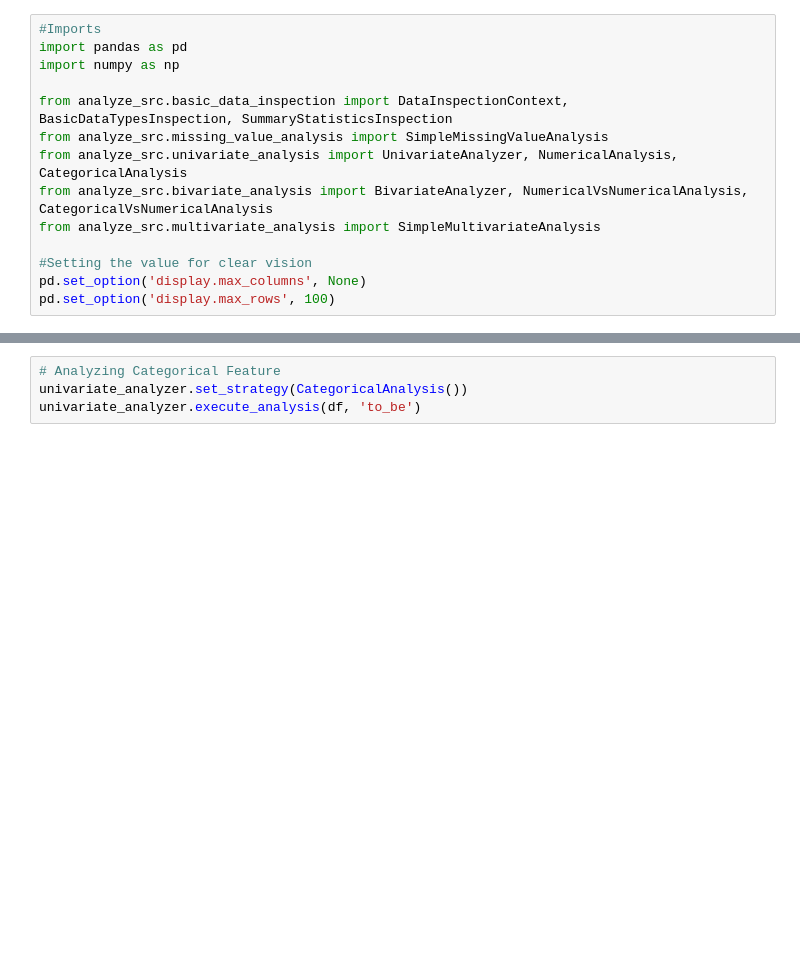
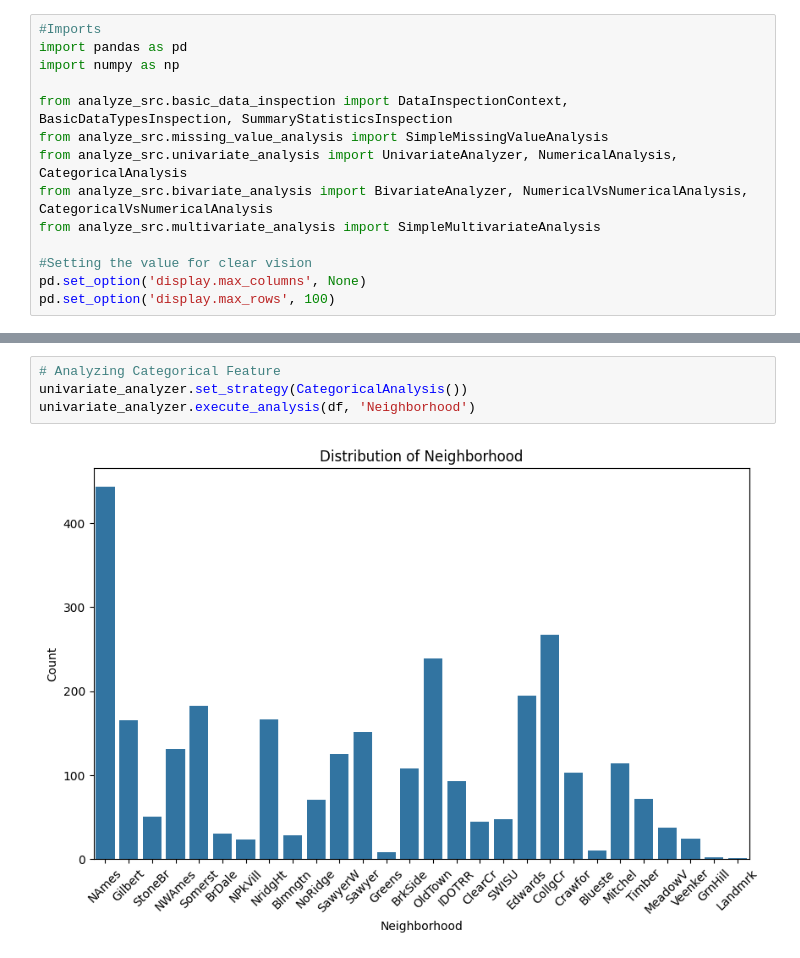
Before and after one commit to titan-spyer/ML_Price_Prediction, a Jupyter notebook: price_predictor_system/analysis/EDA.ipynb, the cells around one changed output, grey strips where cells are left out. Saved outputs shown, nothing was run; the diff lists cells and outputs as text; blank space fills up the shorter version.

```diff
--- a/price_predictor_system/analysis/EDA.ipynb
+++ b/price_predictor_system/analysis/EDA.ipynb
@@ -36,7 +105,9 @@ univariate_analyzer.execute_analysis(df, 'to_be')
 # %%
 # Analyzing Categorical Feature
 univariate_analyzer.set_strategy(CategoricalAnalysis())
-univariate_analyzer.execute_analysis(df, 'to_be')
+univariate_analyzer.execute_analysis(df, 'Neighborhood')
+# %% [output]
+[figure, added]
 # %%
 # Bivariate Anlysis
 # Analyzing NumericalvsNumerical Feature
```
Also changed, not shown: parts of 10 cells of this notebook.
